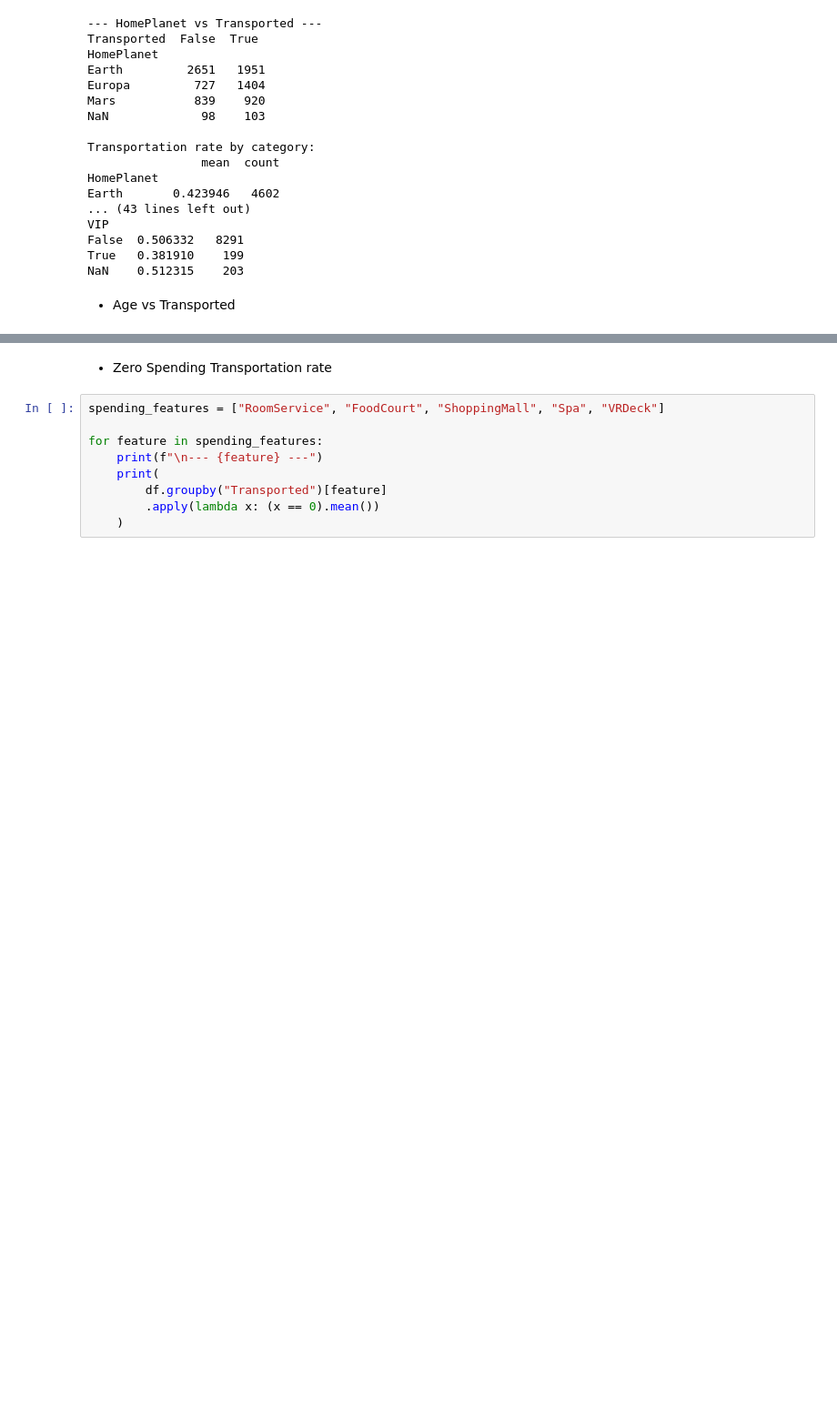
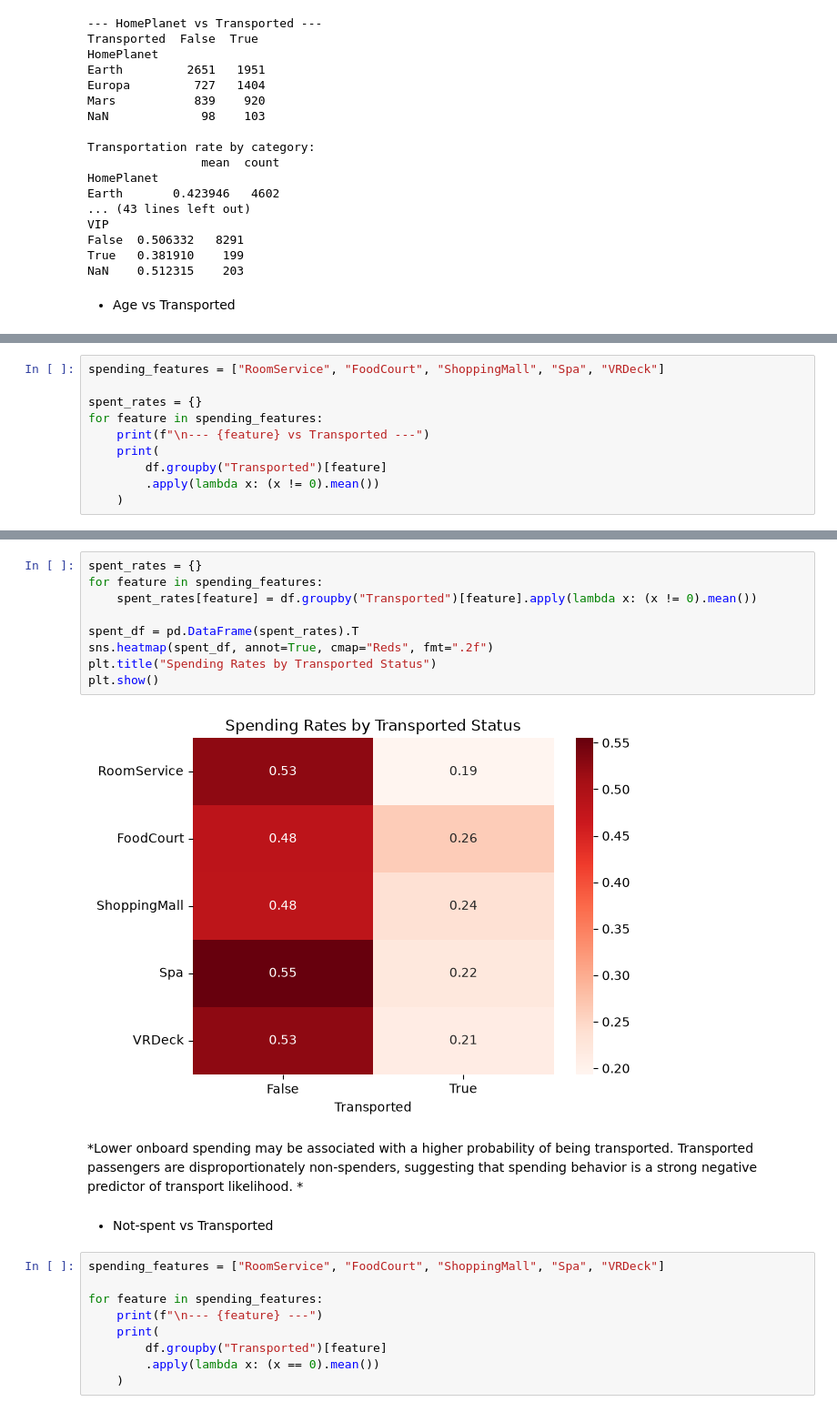
Before and after one commit to divneyrop/data-portfolio, a Jupyter notebook: notebooks/spaceship/eda.ipynb, the cells around one changed output, grey strips where cells are left out. Shown at 91% size. Cells and saved outputs as stored; diff of their text form; blank space fills up the shorter version.

```diff
--- a/notebooks/spaceship/eda.ipynb
+++ b/notebooks/spaceship/eda.ipynb
@@ -177,0 +178,10 @@ Senior                  0.378378     37
+# %%
+spending_features = ["RoomService", "FoodCourt", "ShoppingMall", "Spa", "VRDeck"]
+
+spent_rates = {}
+for feature in spending_features:
+    print(f"\n--- {feature} vs Transported ---")
+    print(
+        df.groupby("Transported")[feature]
+        .apply(lambda x: (x != 0).mean())
+    )
@@ -178,5 +206,18 @@ Senior                  0.378378     37
+# %%
+spent_rates = {}
+for feature in spending_features:
+    spent_rates[feature] = df.groupby("Transported")[feature].apply(lambda x: (x != 0).mean())
+
+spent_df = pd.DataFrame(spent_rates).T
+sns.heatmap(spent_df, annot=True, cmap="Reds", fmt=".2f")
+plt.title("Spending Rates by Transported Status")
+plt.show()
+# %% [output]
+[figure, added]
+# %% [markdown]
+*Lower onboard spending may be associated with a higher probability of being transported. Transported passengers are disproportionately non‑spenders, suggesting that spending behavior is a strong negative predictor of transport likelihood. *
 # %% [markdown]
-* Zero Spending Transportation rate
+* Not-spent vs Transported
 # %%
 spending_features = ["RoomService", "FoodCourt", "ShoppingMall", "Spa", "VRDeck"]
 
```
Also changed, not shown: parts of 6 cells of this notebook.
